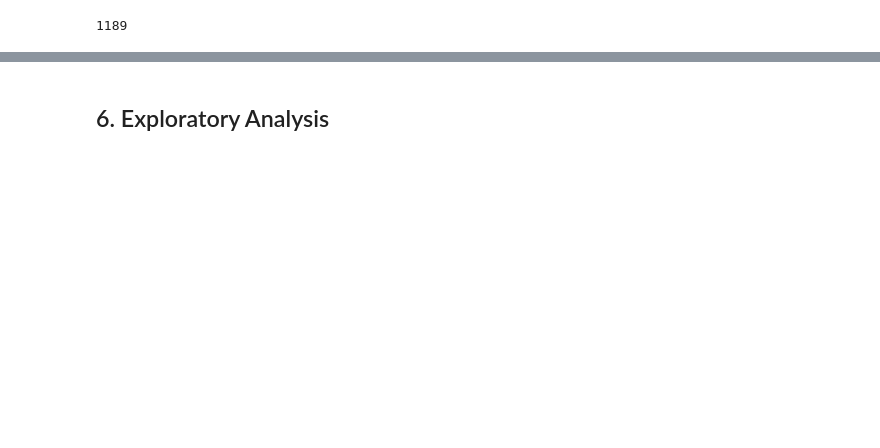
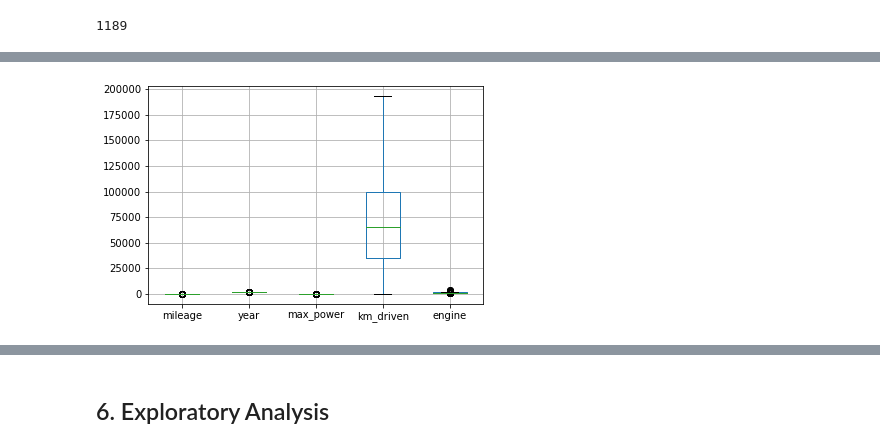
Before and after one commit to Wachira-2030/used-car-price-prediction, a Jupyter notebook: index1.ipynb, the cells around one changed output, grey strips where cells are left out. Saved outputs shown, nothing was run; the diff lists cells and outputs as text; code cells hidden in the pictures; blank space fills up the shorter version.

```diff
--- a/index1.ipynb
+++ b/index1.ipynb
@@ -175,0 +204,10 @@ car_df.head()
+# %%
+for x in ['km_driven']:
+    q75,q25 = np.percentile(car_df.loc[:,x],[75,25])
+    intr_qr = q75-q25
+
+    max= q75+(1.5*intr_qr)
+    min= q25-(1.5*intr_qr)
+
+    car_df.loc[car_df[x]  < min,x] = np.nan
+    car_df.loc[car_df[x]  > max,x] = np.nan
@@ -175,0 +231,4 @@ car_df.head()
+# %%
+car_df.boxplot(numerical_col);
+# %% [output]
+[figure, added]
```
Also changed, not shown: parts of 23 cells of this notebook.
